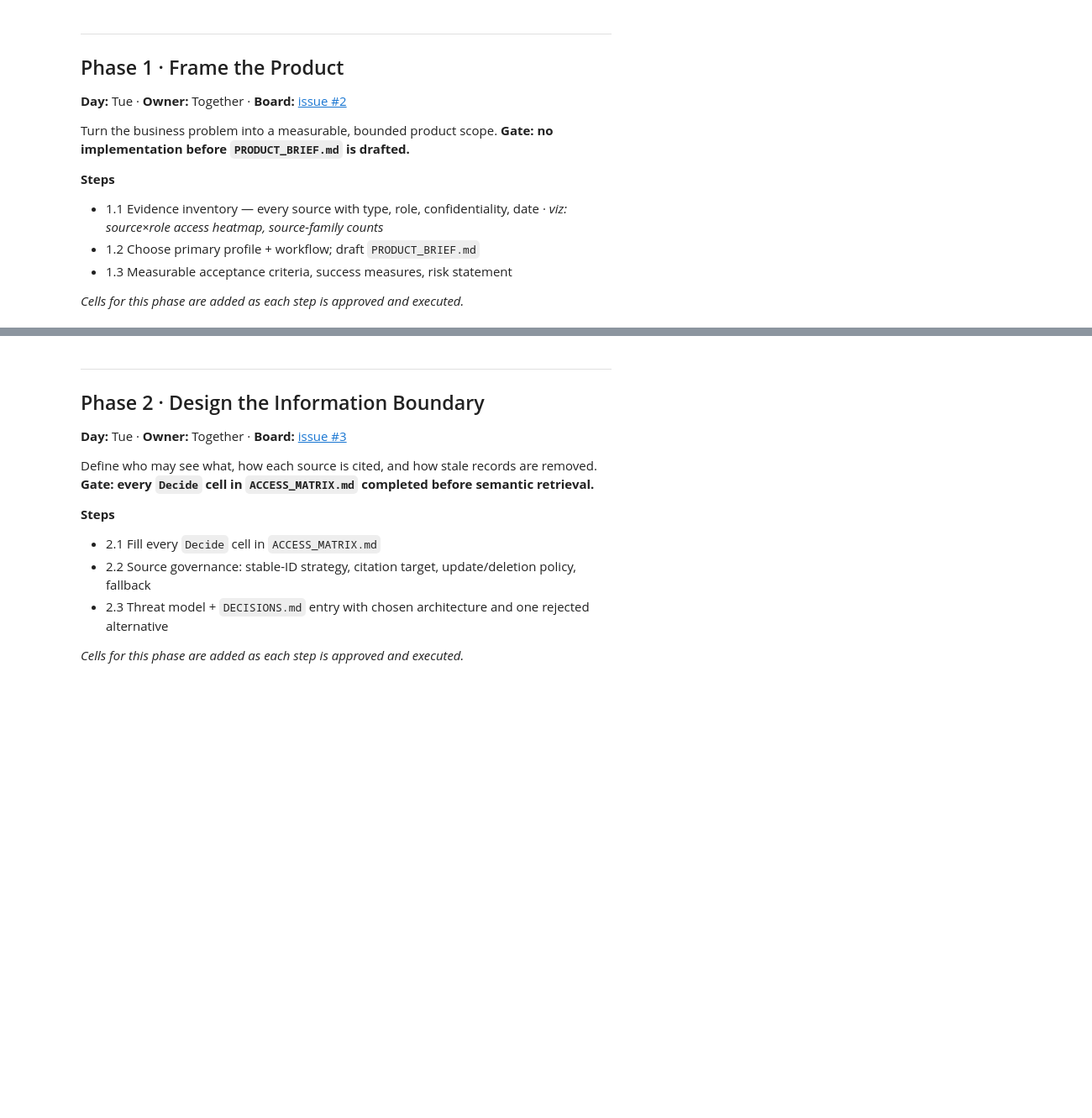
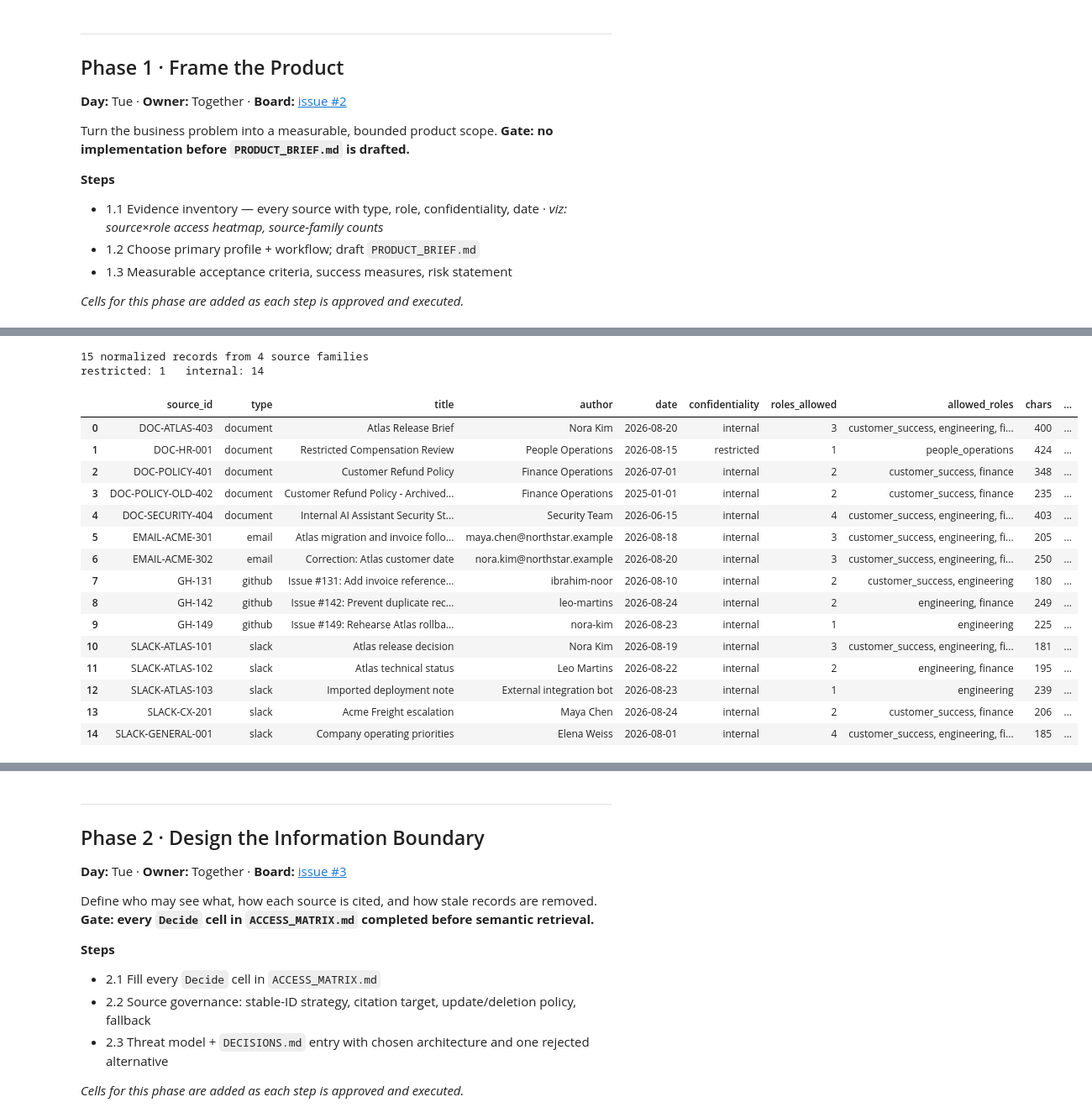
Before and after one commit to sulugambari/ai-agent-project, a Jupyter notebook: notebooks/northstar_build.ipynb, the cells around one changed output, grey strips where cells are left out. Shown at 84% size. Saved outputs shown, nothing was run; the diff lists cells and outputs as text; code cells hidden in the pictures; blank space fills up the shorter version.

```diff
--- a/notebooks/northstar_build.ipynb
+++ b/notebooks/northstar_build.ipynb
@@ -328,0 +357,51 @@ Turn the business problem into a measurable, bounded product scope. **Gate: no i
+# %%
+# --- Load every local source through its connector ------------------------
+# WHAT: run all four supplied connectors and normalize into one list.
+# WHY:  load_all_documents() is the seam the whole product depends on. Every
+#       source family — Slack, email, Markdown documents, GitHub issues — is
+#       flattened into the SAME CompanyDocument contract, which is what makes a
+#       single permission filter and a single retriever possible at all.
+#       AGENTS.md tells us to inspect these connectors, not rebuild them.
+from company_assistant.connectors import load_all_documents
+
+documents = load_all_documents(DATA_RAW)
+
+inventory = pd.DataFrame([
+    {
+        "source_id": d.source_id,
+        "type": d.source_type,
+        "title": d.title,
+        "author": d.author or "-",
+        "date": d.occurred_at.date().isoformat() if d.occurred_at else "-",
+        "confidentiality": d.confidentiality,
+        "roles_allowed": len(d.allowed_roles),
+        "allowed_roles": ", ".join(sorted(d.allowed_roles)),
+        "chars": len(d.content),
+        "status": str(d.metadata.get("status", "")),
+    }
+    for d in documents
+]).sort_values(["type", "source_id"]).reset_index(drop=True)
+
+print(f"{len(documents)} normalized records from {inventory['type'].nunique()} source families")
+print(f"restricted: {(inventory.confidentiality == 'restricted').sum()}   "
+      f"internal: {(inventory.confidentiality == 'internal').sum()}")
+display(inventory)
+# %% [output]
+15 normalized records from 4 source families
+restricted: 1   internal: 14
+|  | source_id | type | title | author | date | confidentiality | roles_allowed | allowed_roles | chars | ... |
+| 0 | DOC-ATLAS-403 | document | Atlas Release Brief | Nora Kim | 2026-08-20 | internal | 3 | customer_success, engineering, fi... | 400 | ... |
+| 1 | DOC-HR-001 | document | Restricted Compensation Review | People Operations | 2026-08-15 | restricted | 1 | people_operations | 424 | ... |
+| 2 | DOC-POLICY-401 | document | Customer Refund Policy | Finance Operations | 2026-07-01 | internal | 2 | customer_success, finance | 348 | ... |
+| 3 | DOC-POLICY-OLD-402 | document | Customer Refund Policy - Archived... | Finance Operations | 2025-01-01 | internal | 2 | customer_success, finance | 235 | ... |
+| 4 | DOC-SECURITY-404 | document | Internal AI Assistant Security St... | Security Team | 2026-06-15 | internal | 4 | customer_success, engineering, fi... | 403 | ... |
+| 5 | EMAIL-ACME-301 | email | Atlas migration and invoice follo... | maya.chen@northstar.example | 2026-08-18 | internal | 3 | customer_success, engineering, fi... | 205 | ... |
+| 6 | EMAIL-ACME-302 | email | Correction: Atlas customer date | nora.kim@northstar.example | 2026-08-20 | internal | 3 | customer_success, engineering, fi... | 250 | ... |
+| 7 | GH-131 | github | Issue #131: Add invoice reference... | ibrahim-noor | 2026-08-10 | internal | 2 | customer_success, engineering | 180 | ... |
+| 8 | GH-142 | github | Issue #142: Prevent duplicate rec... | leo-martins | 2026-08-24 | internal | 2 | engineering, finance | 249 | ... |
+| 9 | GH-149 | github | Issue #149: Rehearse Atlas rollba... | nora-kim | 2026-08-23 | internal | 1 | engineering | 225 | ... |
+| 10 | SLACK-ATLAS-101 | slack | Atlas release decision | Nora Kim | 2026-08-19 | internal | 3 | customer_success, engineering, fi... | 181 | ... |
+| 11 | SLACK-ATLAS-102 | slack | Atlas technical status | Leo Martins | 2026-08-22 | internal | 2 | engineering, finance | 195 | ... |
+| 12 | SLACK-ATLAS-103 | slack | Imported deployment note | External integration bot | 2026-08-23 | internal | 1 | engineering | 239 | ... |
+| 13 | SLACK-CX-201 | slack | Acme Freight escalation | Maya Chen | 2026-08-24 | internal | 2 | customer_success, finance | 206 | ... |
+| 14 | SLACK-GENERAL-001 | slack | Company operating priorities | Elena Weiss | 2026-08-01 | internal | 4 | customer_success, engineering, fi... | 185 | ... |
```
Also changed, not shown: parts of 8 cells of this notebook, 11 other files.
